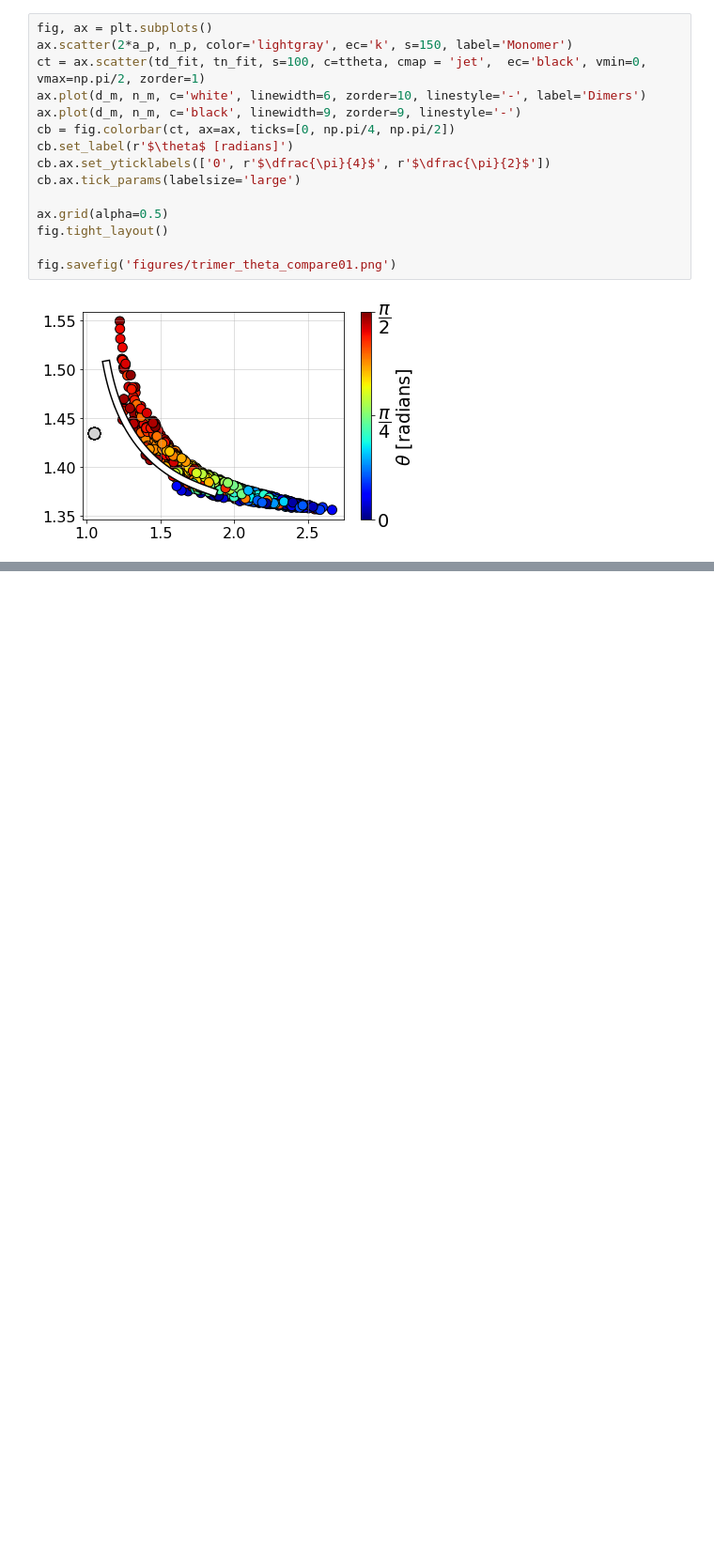
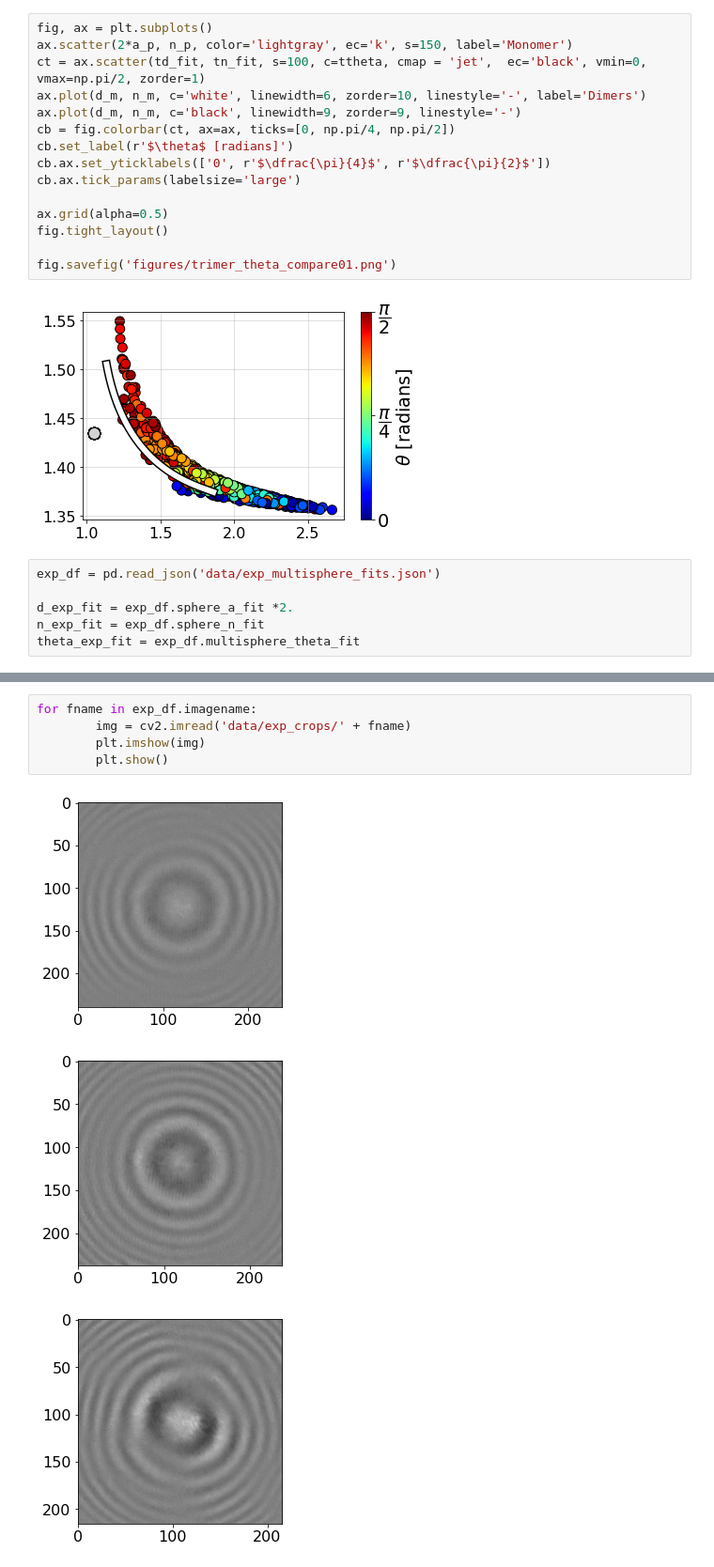
Before and after one commit to laltman2/Dimer_HVM, a Jupyter notebook: reviewer_supplements.ipynb, the cells around one changed output, grey strips where cells are left out. Shown at 94% size. Cells and saved outputs as stored; diff of their text form; blank space fills up the shorter version.

```diff
--- a/reviewer_supplements.ipynb
+++ b/reviewer_supplements.ipynb
@@ -92,3 +92,9 @@ fig.tight_layout()
 fig.savefig('figures/trimer_theta_compare01.png')
 # %% [output]
 [figure]
+# %%
+exp_df = pd.read_json('data/exp_multisphere_fits.json')
+
+d_exp_fit = exp_df.sphere_a_fit *2.
+n_exp_fit = exp_df.sphere_n_fit
+theta_exp_fit = exp_df.multisphere_theta_fit
@@ -94,0 +123,9 @@ fig.savefig('figures/trimer_theta_compare01.png')
+# %%
+for fname in exp_df.imagename:
+        img = cv2.imread('data/exp_crops/' + fname)
+        plt.imshow(img)
+        plt.show()
+# %% [output]
+[figure, added]
+[figure, added]
+[figure, added]
```
Also changed, not shown: parts of 6 cells of this notebook, 3 other files.
